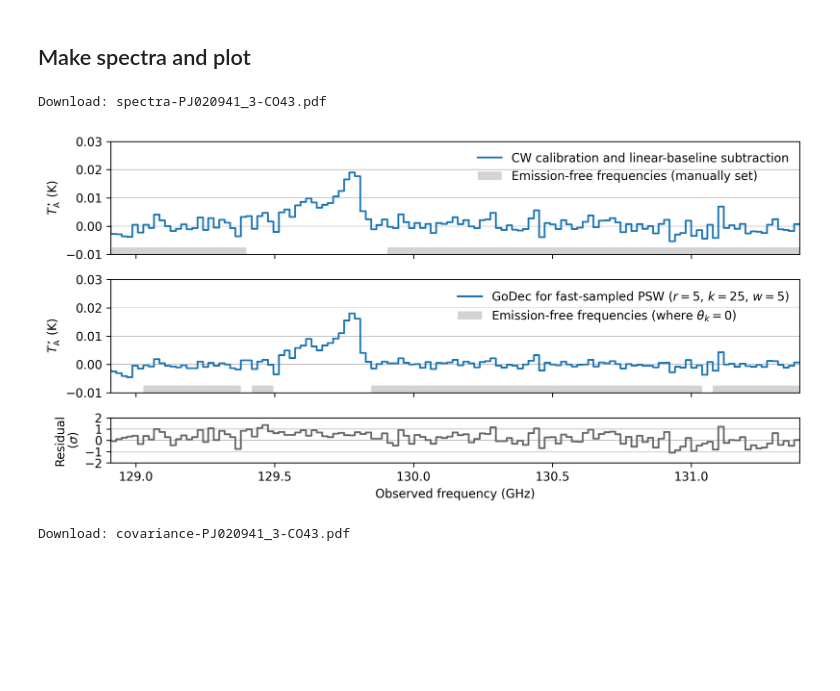
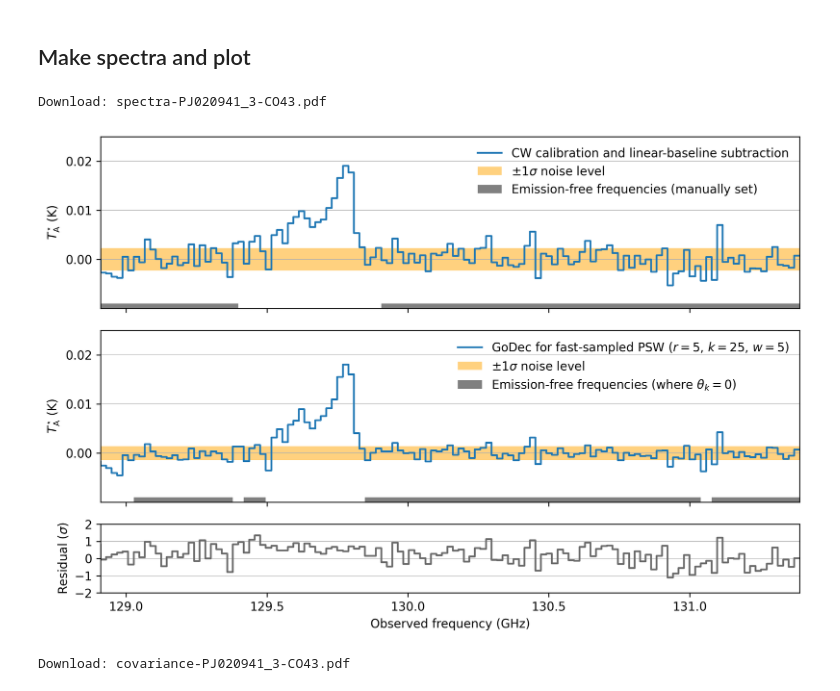
Before and after one commit to astropenguin/taniguchi-2021-analysis, a Jupyter notebook: notes/2020-05-07/analysis-PJ020941.3-CO43.ipynb, the cells around one changed output. Saved outputs shown, nothing was run; the diff lists cells and outputs as text; code cells hidden in the pictures; blank space fills up the shorter version.

```diff
--- a/notes/2020-05-07/analysis-PJ020941.3-CO43.ipynb
+++ b/notes/2020-05-07/analysis-PJ020941.3-CO43.ipynb
@@ -120,40 +120,44 @@ cumstd = (T_base.cumsum("t") / xr.ones_like(T_base).cumsum("t")).std("ch")
 cumstd_re = (T_base_re.cumsum("t") / xr.ones_like(T_base_re).cumsum("t")).std("ch")
 cumint = T_base.integtime.cumsum("t")
 # %%
-fig, axes = plt.subplots(3, 1, gridspec_kw={'height_ratios': [2.5, 2.5, 1]}, sharex=True, figsize=(9, 4.5), dpi=300)
+fig, axes = plt.subplots(3, 1, gridspec_kw={'height_ratios': [2.5, 2.5, 1]}, sharex=True, figsize=(9, 6), dpi=300)
 
 ax = axes[0]
 ax.step(spec.ch, spec, label="CW calibration and linear-baseline subtraction")
-ax.fill_between(spec.ch, -0.01, -0.0075, where=(spec.ch <= 129.4) | (spec.ch >= 129.9),
-                color="lightgray", edgecolor=None, label="Emission-free frequencies (manually set)")
+ax.axhspan(-0.0023, 0.0023, alpha=0.5, fc="orange", ec=None, zorder=-2, label="$\pm 1 \sigma$ noise level")
+ax.fill_between(spec.ch, -0.01, -0.009, where=(spec.ch <= 129.4) | (spec.ch >= 129.9),
+                fc="gray", ec=None, label="Emission-free frequencies (manually set)")
 ax.set_ylabel(r"$T_{\mathrm{A}}^{\star}$ (K)")
 ax.set_xlim(spec.ch.min(), spec.ch.max())
-ax.set_ylim(-0.01, 0.03)
+ax.set_ylim(-0.01, 0.025)
+ax.set_yticks([0, 0.01, 0.02])
 ax.legend(frameon=False)
 ax.grid(axis="y", linewidth=0.5)
 
 ax = axes[1]
 ax.step(spec.ch, spec_re, label=f"GoDec for fast-sampled PSW ($r={r}$, $k={k}$, $w={w}$)")
-ax.fill_between(spec.ch, -0.01, -0.0075, where=~S.theta,
-                color="lightgray", edgecolor=None, label=r"Emission-free frequencies (where $\theta_{k} = 0$)")
+ax.axhspan(-0.00139, 0.00139, alpha=0.5, fc="orange", ec=None, zorder=-2, label="$\pm 1 \sigma$ noise level")
+ax.fill_between(spec.ch, -0.01, -0.009, where=~S.theta,
+                fc="gray", ec=None, label=r"Emission-free frequencies (where $\theta_{k} = 0$)")
 ax.set_ylabel(r"$T_{\mathrm{A}}^{\star}$ (K)")
-ax.set_ylim(-0.01, 0.03)
+ax.set_ylim(-0.01, 0.025)
+ax.set_yticks([0, 0.01, 0.02])
 ax.legend(frameon=False)
 ax.grid(axis="y", linewidth=0.5)
 
 ax = axes[2]
 ax.step(spec.ch, (spec-spec_re)/cumstd[-1], color="dimgray")
 ax.set_xlabel("Observed frequency (GHz)")
-ax.set_ylabel("Residual\n($\sigma$)")
+ax.set_ylabel("Residual ($\sigma$)")
 ax.set_ylim(-2, 2)
 ax.set_yticks([-2, -1, 0, 1, 2])
 ax.grid(axis="y", linewidth=0.5)
 
 fig.tight_layout()
 savefig_in_notebook(fig, "spectra-PJ020941_3-CO43.pdf")
 # %% [output]
 Download: spectra-PJ020941_3-CO43.pdf
-[figure, old version]
+[figure, new version]
 # %%
 fig, axes = plt.subplots(1, 3, figsize=(9, 4.5), dpi=300)
 
```
Also changed, not shown: 1 other file.
